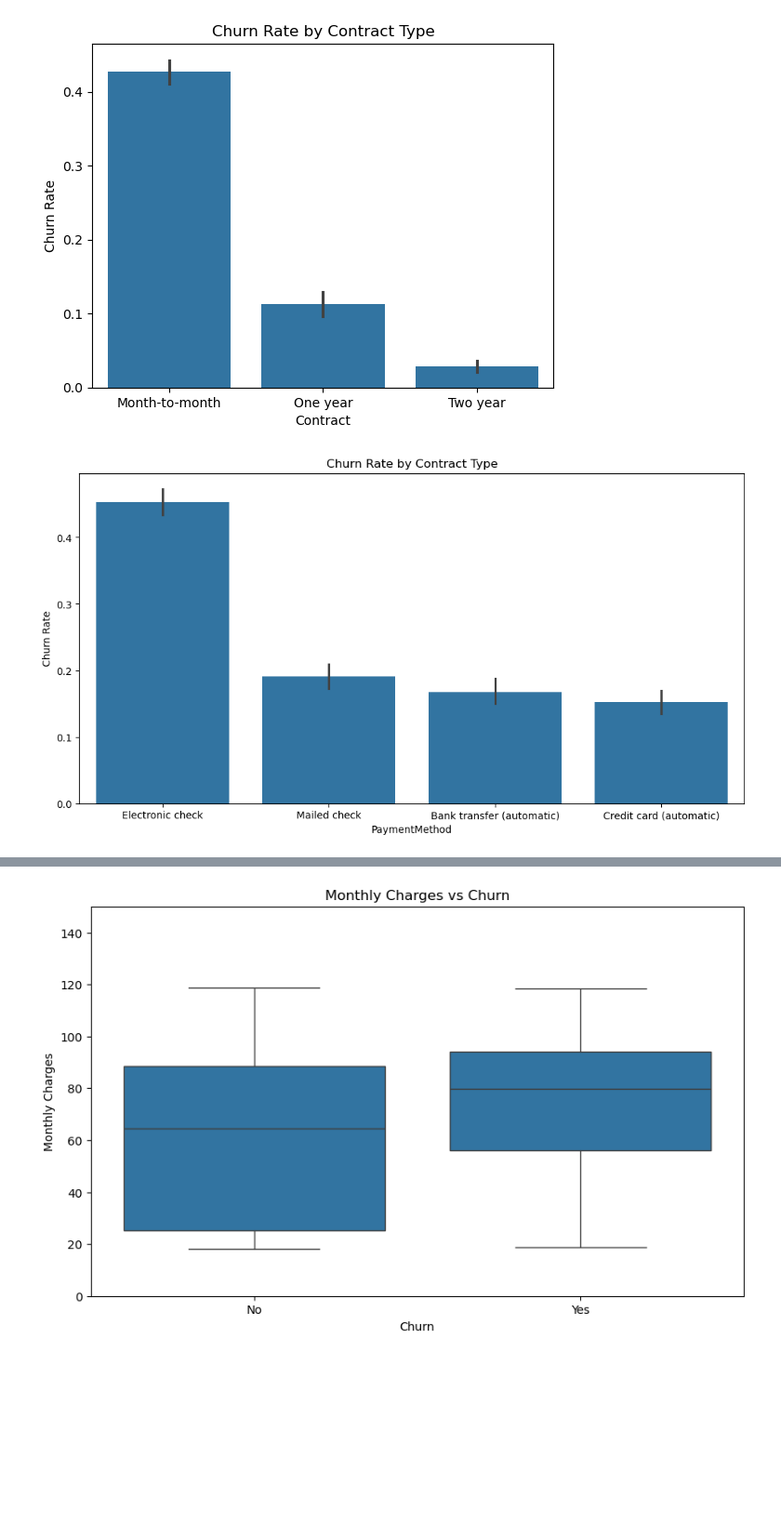
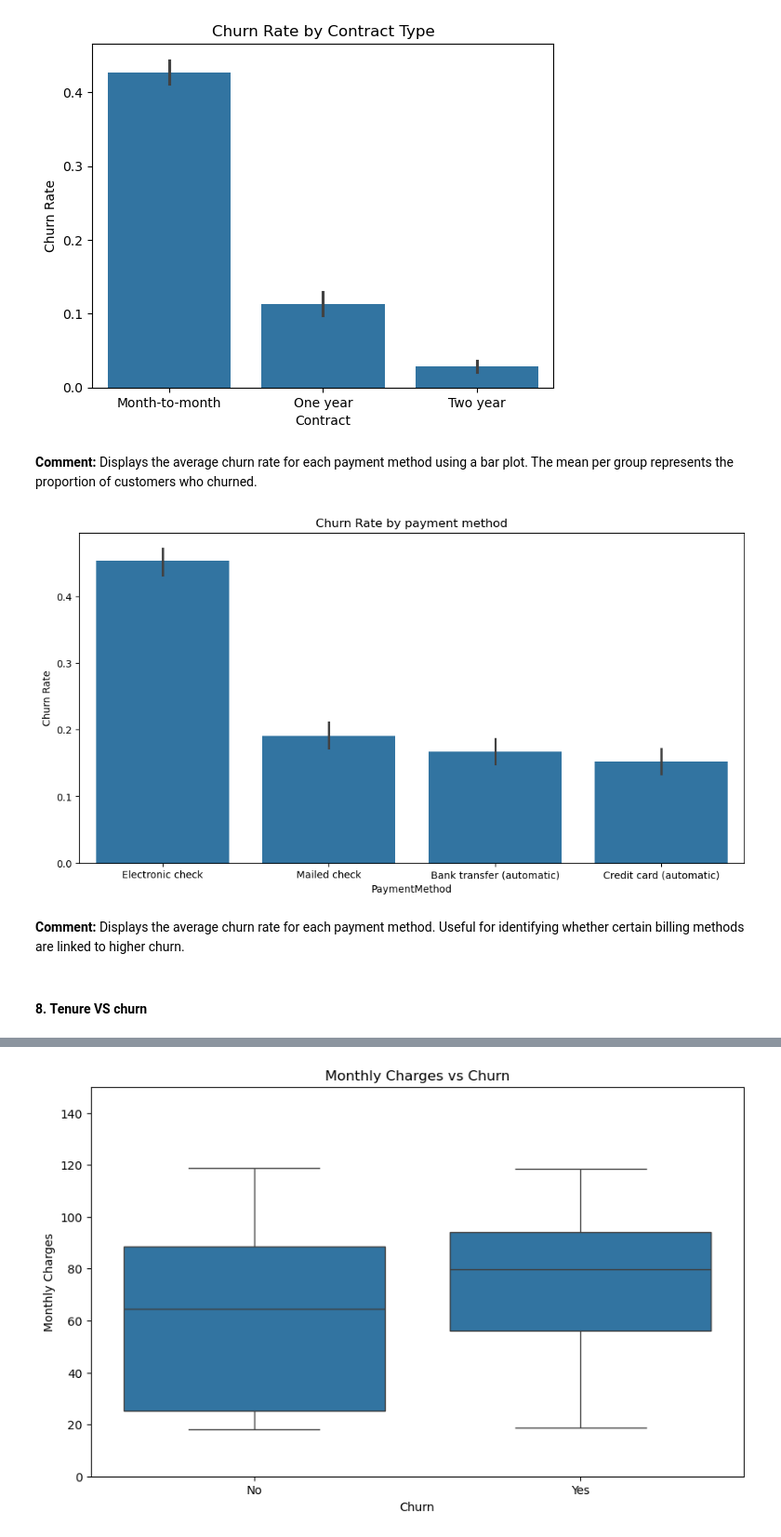
Before and after one commit to wiederstrom/customer-churn-prediction, a Jupyter notebook: notebooks/01_exploration.ipynb, the cells around one changed output, grey strips where cells are left out. Shown at 93% size. Saved outputs shown, nothing was run; the diff lists cells and outputs as text; code cells hidden in the pictures; blank space fills up the shorter version.

```diff
--- a/notebooks/01_exploration.ipynb
+++ b/notebooks/01_exploration.ipynb
@@ -80,0 +93,2 @@ dtype: int64
+# %%
+df.drop('customerID', axis=1, inplace=True)
@@ -97,2 +119,3 @@ plt.show()
 # %%
-X, y = feature_engineering(df)
+df['TotalCharges'] = pd.to_numeric(df['TotalCharges'], errors='coerce')
+df['TotalCharges'] = df['TotalCharges'].fillna(df['TotalCharges'].median())
@@ -116,0 +129,2 @@ plt.show()
+# %%
+df['Churn'] = df['Churn'].map({'Yes': 1, 'No': 0})
@@ -122,14 +159,20 @@ plt.ylabel("Churn Rate")
 plt.show()
 # %% [output]
 [figure]
+# %% [markdown]
+**Comment:** Displays the average churn rate for each payment method using a bar plot. The mean per group represents the proportion of customers who churned.
 # %%
 plt.figure(figsize=(12, 6))
-sns.barplot(x="PaymentMethod", y="Churn", data=df.replace({'Yes': 1, 'No': 0}))
-plt.title("Churn Rate by Contract Type")
+sns.barplot(x="PaymentMethod", y="Churn", data=df)
+plt.title("Churn Rate by payment method")
 plt.ylabel("Churn Rate")
 plt.show()
 # %% [output]
-[figure, old version]
+[figure, new version]
+# %% [markdown]
+**Comment:** Displays the average churn rate for each payment method. Useful for identifying whether certain billing methods are linked to higher churn.
+# %% [markdown]
+#### 8. **Tenure VS churn**
 # %%
 sns.histplot(data=df, x="tenure", hue="Churn", multiple="stack")
 plt.title("Tenure distribution by Churn")
```
Also changed, not shown: parts of 28 cells of this notebook, 8 other files.
